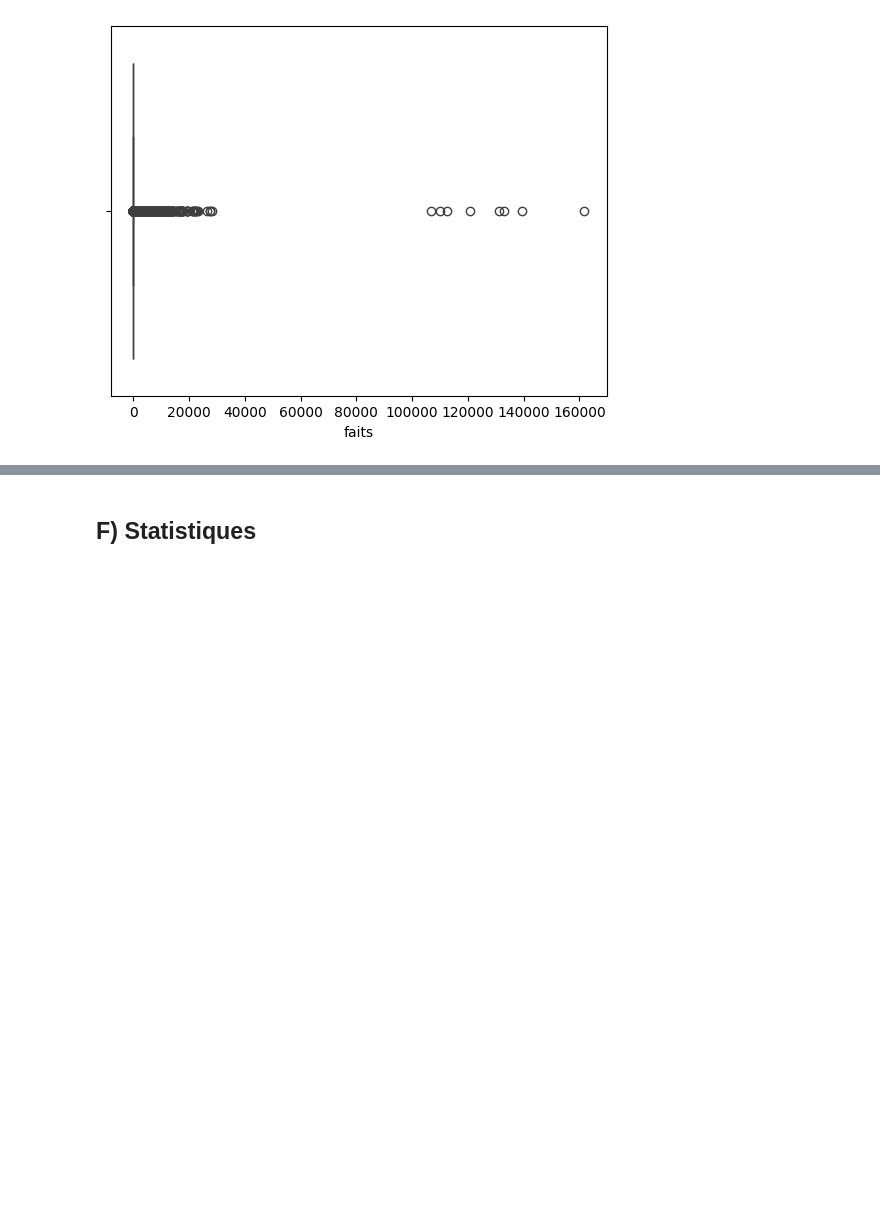
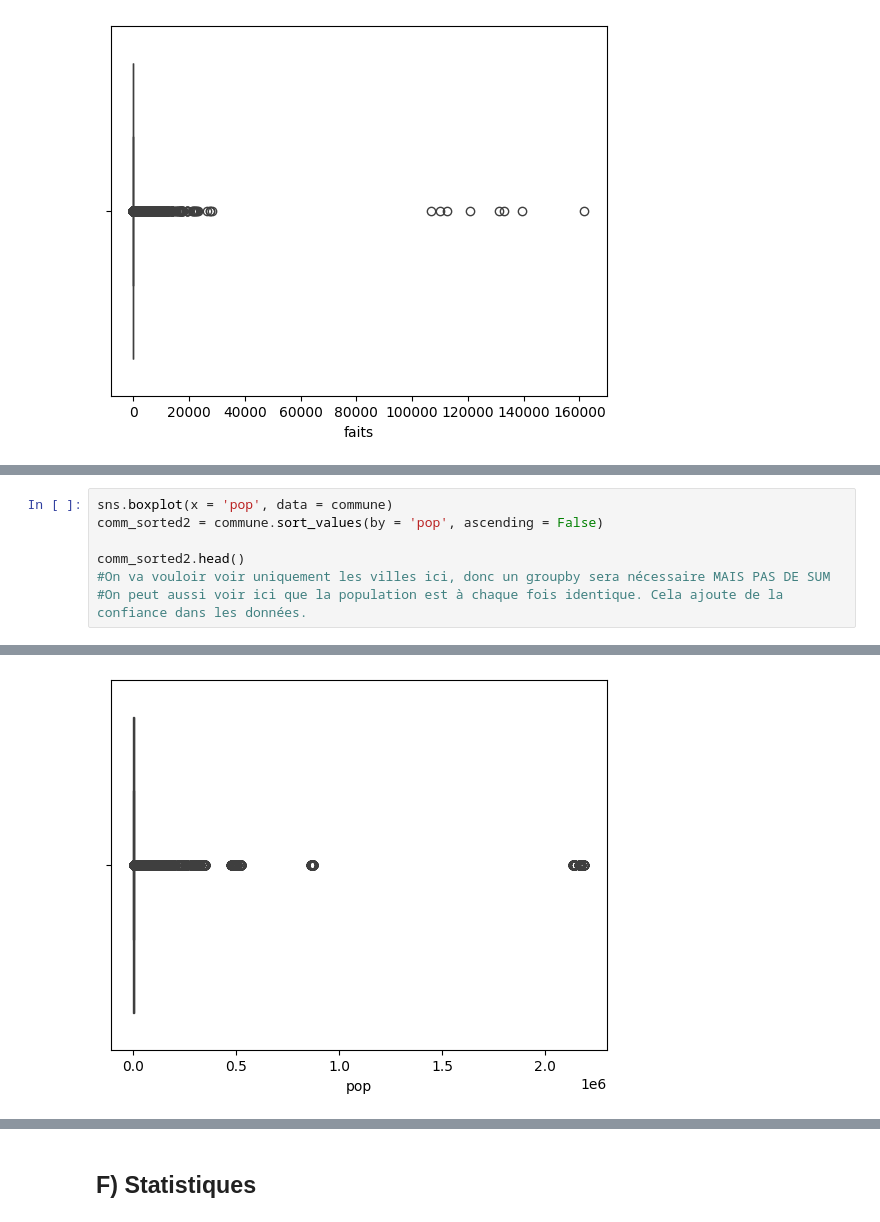
Before and after one commit to G-RELIQUET/Etude_Statistique_Delinquance, a Jupyter notebook: Etude.ipynb, the cells around one changed output, grey strips where cells are left out. Drawn from its saved outputs; the diff is of its cells as text; blank space fills up the shorter version.

Commit message:
Ajout de l'analyse des outliers du dataset communes

```diff
--- a/Etude.ipynb
+++ b/Etude.ipynb
@@ -291,0 +318,8 @@ sns.boxplot(x = 'faits', data = commune)
+# %%
+sns.boxplot(x = 'pop', data = commune)
+comm_sorted2 = commune.sort_values(by = 'pop', ascending = False)
+
+comm_sorted2.head()
+#On va vouloir voir uniquement les villes ici, donc un groupby sera nécessaire MAIS PAS DE SUM
+#On peut aussi voir ici que la population est à chaque fois identique. Cela ajoute de la confiance dans les données.
+# %% [output]
@@ -291,0 +332 @@ sns.boxplot(x = 'faits', data = commune)
+[figure, added]
```
Also changed, not shown: parts of 5 cells of this notebook.
